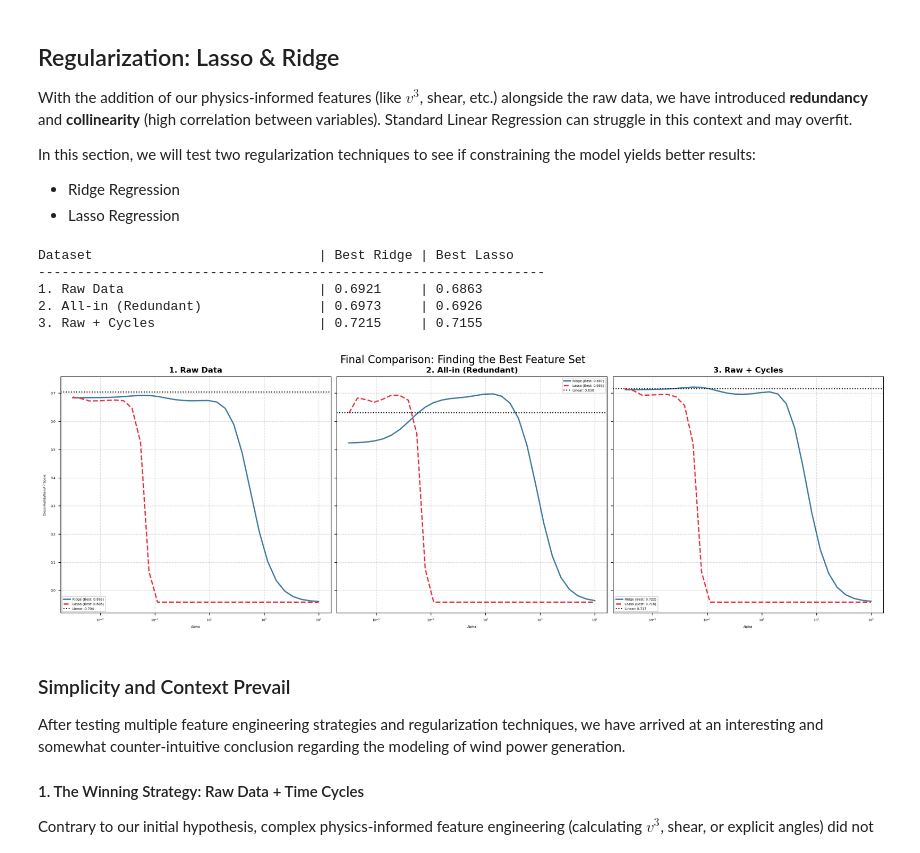
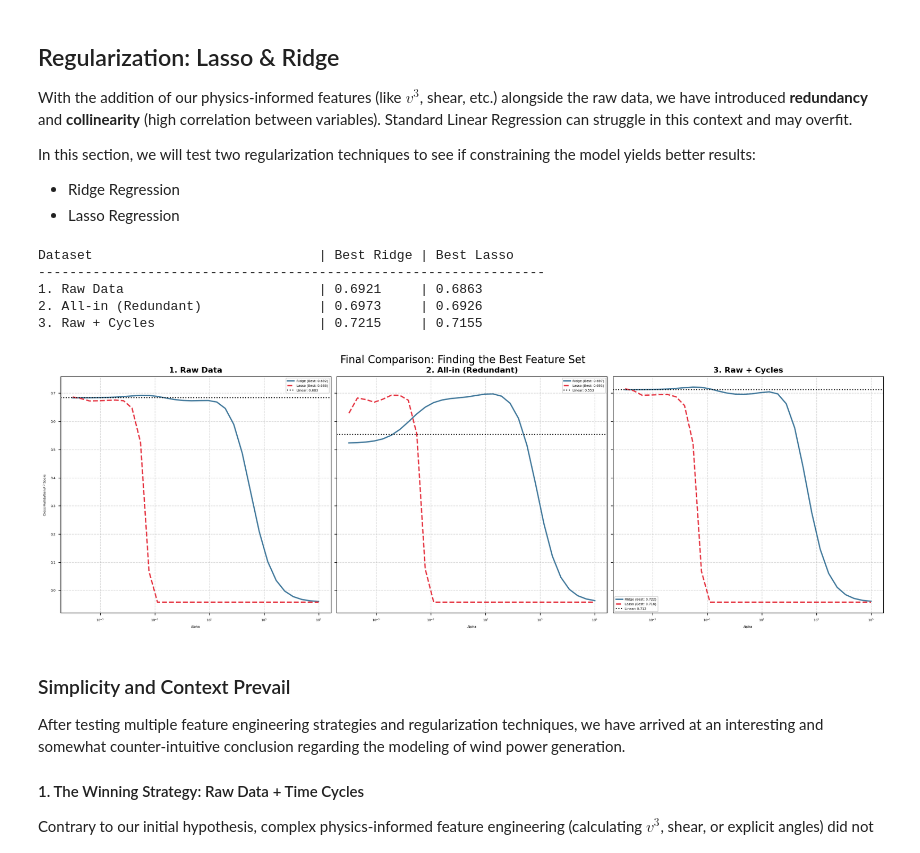
Before and after one commit to Amaury-lbn/Machine_learning_for_cliamte, a Jupyter notebook: project_vre.ipynb, the cells around one changed output. Cells and saved outputs as stored; diff of their text form; code cells hidden in the pictures.

```diff
--- a/project_vre.ipynb
+++ b/project_vre.ipynb
@@ -630,7 +630,7 @@ for i, (name, cols) in enumerate(datasets.items()):
 
     # B. Baseline (Linear)
     lin = LinearRegression()
-    baseline = np.mean(cross_val_score(lin, X_scaled, y, cv=5, scoring='r2'))
+    baseline = np.mean(cross_val_score(lin, X_scaled, y, cv=6, scoring='r2'))
 
     # C. Alphas Loop
     scores_ridge = []
@@ -643,34 +643,34 @@ for i, (name, cols) in enumerate(datasets.items()):
         l = Lasso(alpha=a, max_iter=10000)
         scores_lasso.append(np.mean(cross_val_score(l, X_scaled, y, cv=6, scoring='r2')))
 
     # D. Meilleurs Scores pour affichage
     best_ridge = max(scores_ridge)
     best_lasso = max(scores_lasso)
 
     # E. Plotting
     ax.semilogx(alphas, scores_ridge, label=f'Ridge (Best: {best_ridge:.3f})', color='#457b9d', linewidth=2)
     ax.semilogx(alphas, scores_lasso, label=f'Lasso (Best: {best_lasso:.3f})', color='#e63946', linewidth=2, linestyle='--')
     ax.axhline(baseline, color='black', linestyle=':', label=f'Linear: {baseline:.3f}')
 
     # Esthétique
     ax.set_title(name, fontsize=12, fontweight='bold')
     ax.set_xlabel('Alpha')
     if i == 0: ax.set_ylabel('Cross-Validation $R^2$ Score')
     ax.grid(True, which="both", linestyle='--', alpha=0.5)
     ax.legend()
 
     print(f"{name:<35} | {best_ridge:.4f}     | {best_lasso:.4f}")
 
 plt.suptitle("Final Comparison: Finding the Best Feature Set", fontsize=16)
 plt.tight_layout()
 plt.show()
 # %% [output]
 Dataset                             | Best Ridge | Best Lasso
 -----------------------------------------------------------------
 1. Raw Data                         | 0.6921     | 0.6863
 2. All-in (Redundant)               | 0.6973     | 0.6926
 3. Raw + Cycles                     | 0.7215     | 0.7155
-[figure, old version]
+[figure, new version]
 # %% [markdown]
 ### Simplicity and Context Prevail
 
```
